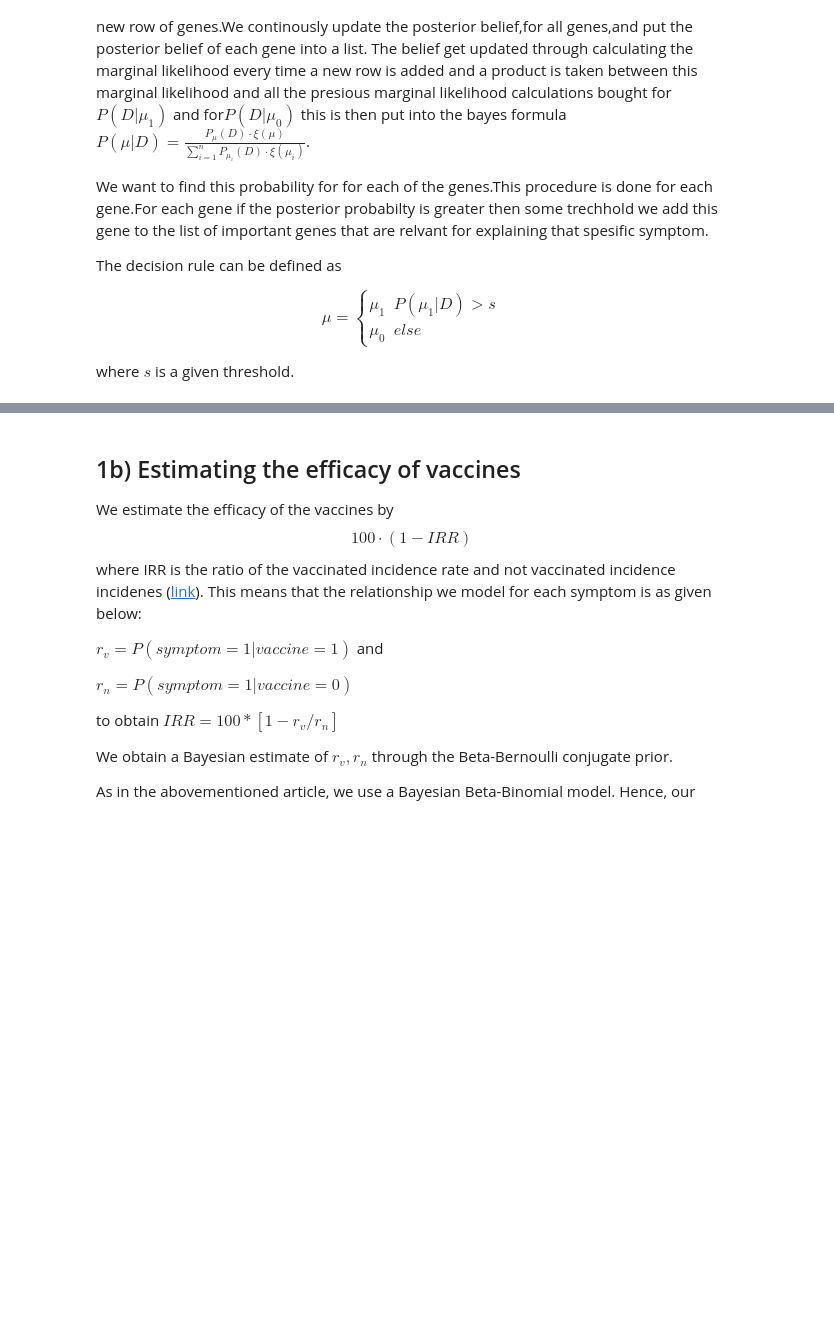
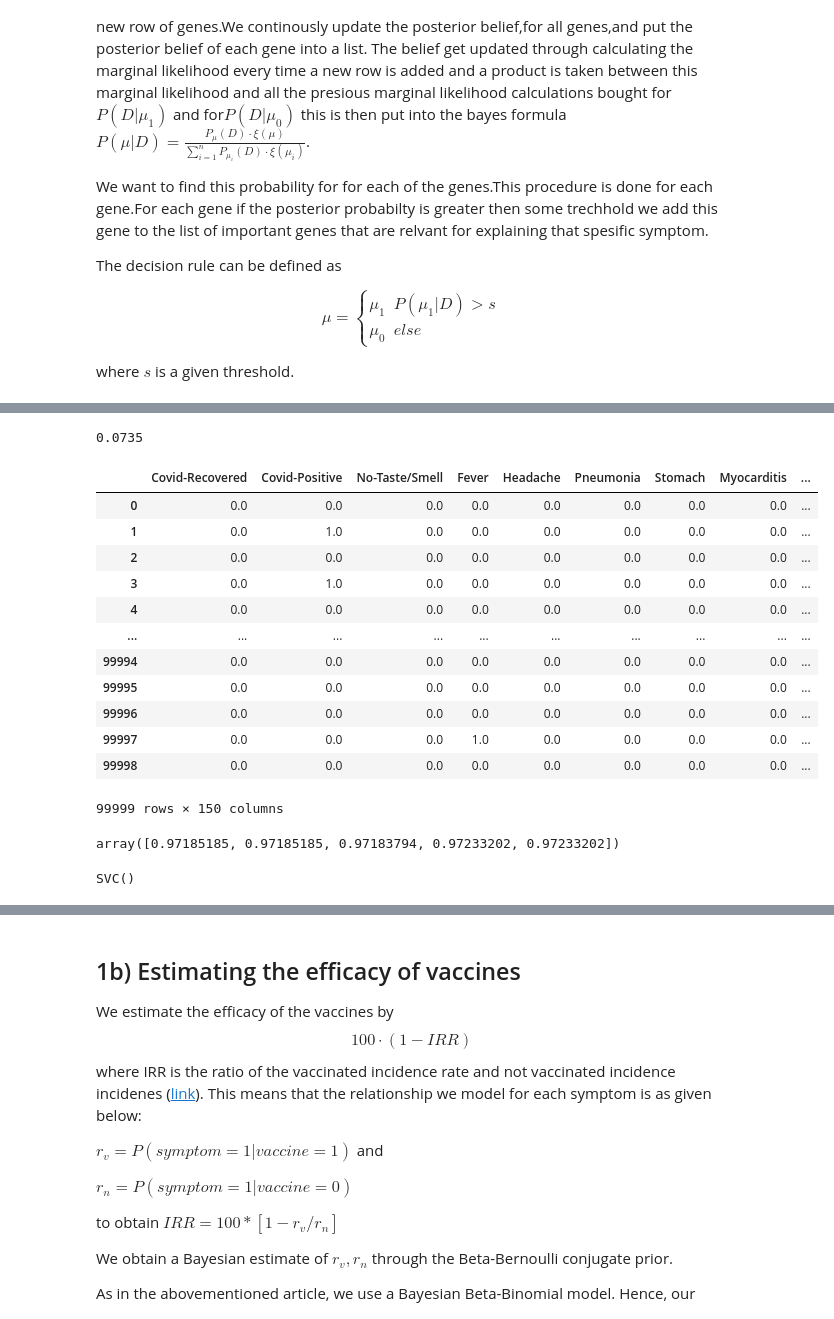
Before and after one commit to rohullaa/bayesian_modeling, a Jupyter notebook: project1.ipynb, the cells around one changed output, grey strips where cells are left out. Saved outputs shown, nothing was run; the diff lists cells and outputs as text; code cells hidden in the pictures; blank space fills up the shorter version.

```diff
--- a/project1.ipynb
+++ b/project1.ipynb
@@ -171,0 +478,29 @@ select_0
+# %%
+un_vacced_pos.iloc[:, 141].sum() / 10000
+# %% [output]
+0.0735
+# %%
+obs_data
+# %% [output]
+|  | Covid-Recovered | Covid-Positive | No-Taste/Smell | Fever | Headache | Pneumonia | Stomach | Myocarditis | ... |
+| 0 | 0.0 | 0.0 | 0.0 | 0.0 | 0.0 | 0.0 | 0.0 | 0.0 | ... |
+| 1 | 0.0 | 1.0 | 0.0 | 0.0 | 0.0 | 0.0 | 0.0 | 0.0 | ... |
+| 2 | 0.0 | 0.0 | 0.0 | 0.0 | 0.0 | 0.0 | 0.0 | 0.0 | ... |
+| 3 | 0.0 | 1.0 | 0.0 | 0.0 | 0.0 | 0.0 | 0.0 | 0.0 | ... |
+| 4 | 0.0 | 0.0 | 0.0 | 0.0 | 0.0 | 0.0 | 0.0 | 0.0 | ... |
+| ... | ... | ... | ... | ... | ... | ... | ... | ... | ... |
+| 99994 | 0.0 | 0.0 | 0.0 | 0.0 | 0.0 | 0.0 | 0.0 | 0.0 | ... |
+| 99995 | 0.0 | 0.0 | 0.0 | 0.0 | 0.0 | 0.0 | 0.0 | 0.0 | ... |
+| 99996 | 0.0 | 0.0 | 0.0 | 0.0 | 0.0 | 0.0 | 0.0 | 0.0 | ... |
+| 99997 | 0.0 | 0.0 | 0.0 | 1.0 | 0.0 | 0.0 | 0.0 | 0.0 | ... |
+| 99998 | 0.0 | 0.0 | 0.0 | 0.0 | 0.0 | 0.0 | 0.0 | 0.0 | ... |
+99999 rows × 150 columns
+# %%
+clf = SVC()
+cross_val_score(clf, X, y)
+# %% [output]
+array([0.97185185, 0.97185185, 0.97183794, 0.97233202, 0.97233202])
+# %%
+clf.fit(X_train, y_train)
+# %% [output]
+SVC()
```
Also changed, not shown: parts of 45 cells of this notebook.
